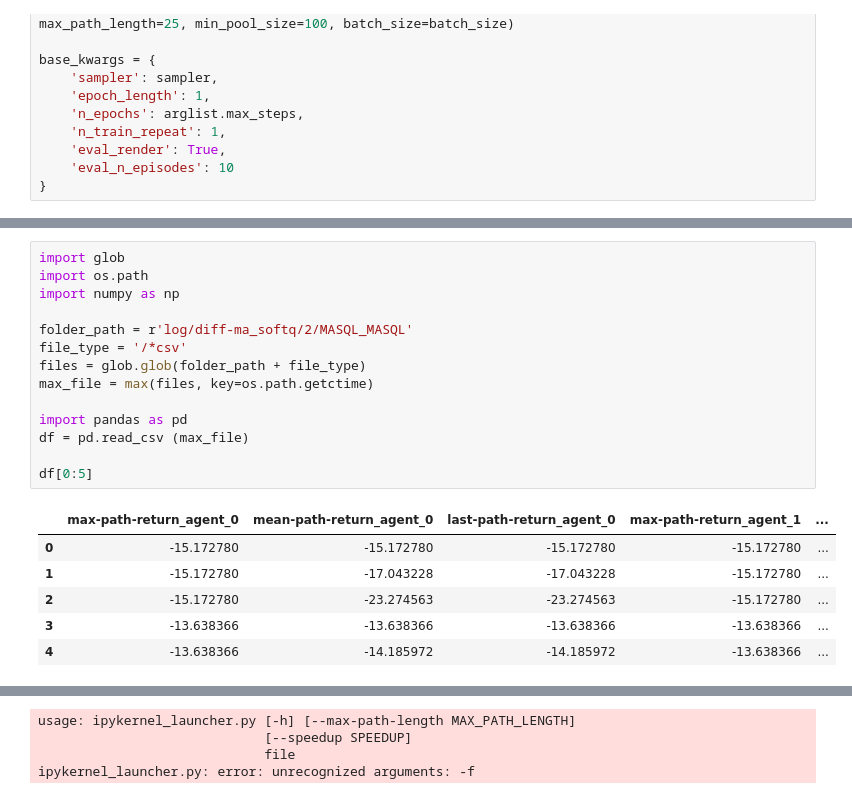
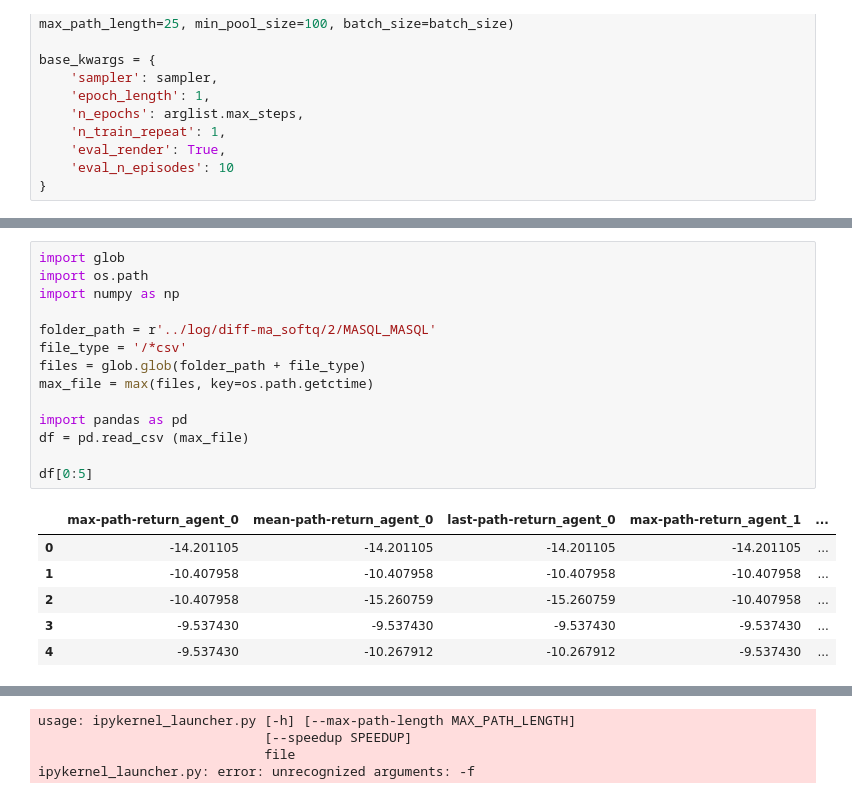
Before and after one commit to sipheleledanisa/thesis-investigations, a Jupyter notebook: code/masql.ipynb, the cells around one changed output, grey strips where cells are left out. Cells and saved outputs as stored; diff of their text form.

```diff
--- a/code/masql.ipynb
+++ b/code/masql.ipynb
@@ -727,24 +727,24 @@ actions [-0.06471214  0.46555254]
 # %%
 import glob
 import os.path
 import numpy as np
 
-folder_path = r'log/diff-ma_softq/2/MASQL_MASQL'
+folder_path = r'../log/diff-ma_softq/2/MASQL_MASQL'
 file_type = '/*csv'
 files = glob.glob(folder_path + file_type)
 max_file = max(files, key=os.path.getctime)
 
 import pandas as pd
 df = pd.read_csv (max_file)
 
 df[0:5]
 # %% [output]
 |  | max-path-return_agent_0 | mean-path-return_agent_0 | last-path-return_agent_0 | max-path-return_agent_1 | ... |
-| 0 | -15.172780 | -15.172780 | -15.172780 | -15.172780 | ... |
-| 1 | -15.172780 | -17.043228 | -17.043228 | -15.172780 | ... |
-| 2 | -15.172780 | -23.274563 | -23.274563 | -15.172780 | ... |
-| 3 | -13.638366 | -13.638366 | -13.638366 | -13.638366 | ... |
-| 4 | -13.638366 | -14.185972 | -14.185972 | -13.638366 | ... |
+| 0 | -14.201105 | -14.201105 | -14.201105 | -14.201105 | ... |
+| 1 | -10.407958 | -10.407958 | -10.407958 | -10.407958 | ... |
+| 2 | -10.407958 | -15.260759 | -15.260759 | -10.407958 | ... |
+| 3 | -9.537430 | -9.537430 | -9.537430 | -9.537430 | ... |
+| 4 | -9.537430 | -10.267912 | -10.267912 | -9.537430 | ... |
 # %%
 mean_0=np.array(df['mean-path-return_agent_0'])[::50]
 mean_1=np.array(df['mean-path-return_agent_1'])[::50]
```
Also changed, not shown: parts of 1 cell of this notebook, 4 other files.
